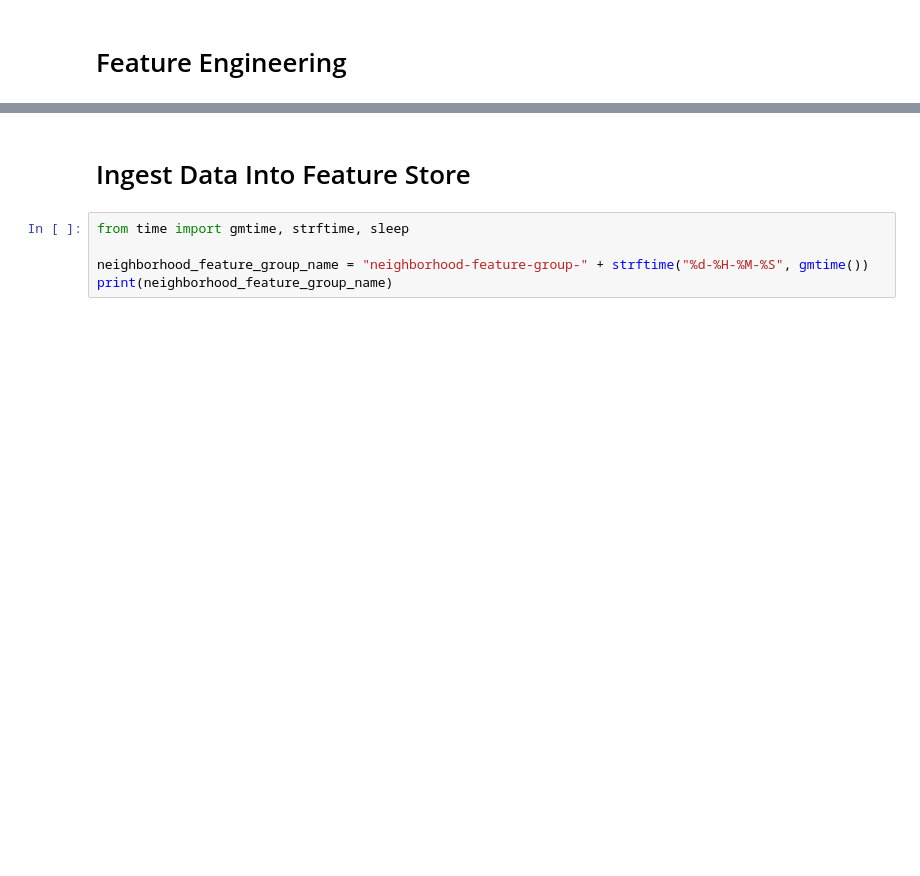
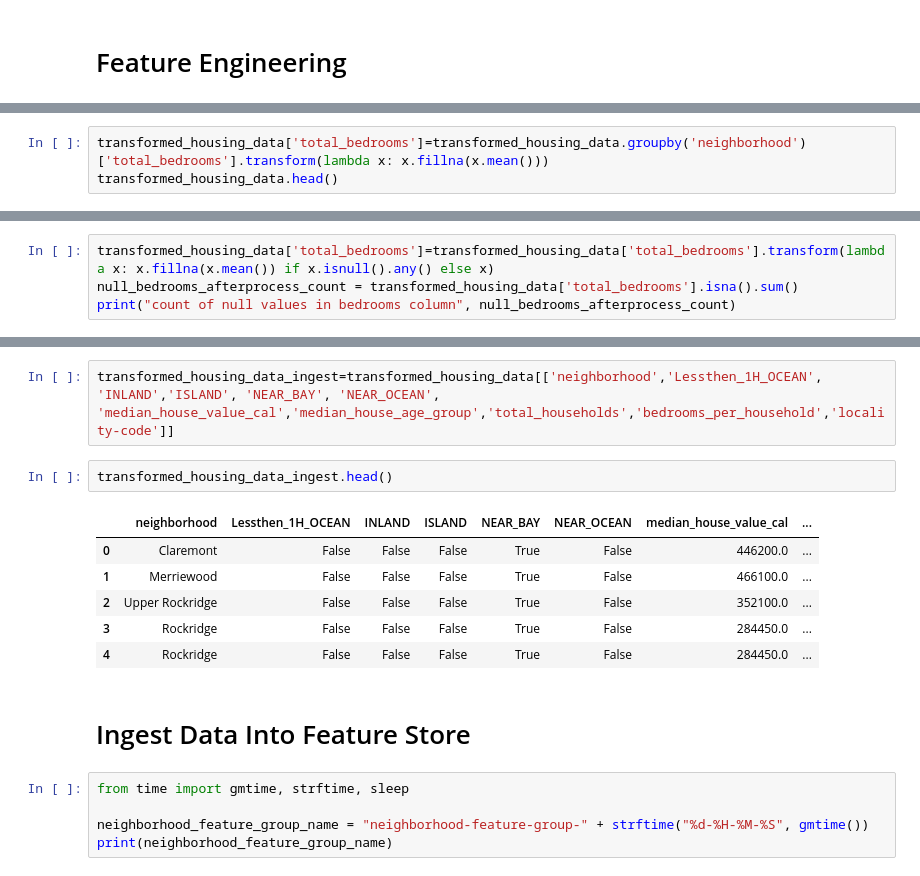
Before and after one commit to pkhanna2/MLOPSAssignments, a Jupyter notebook: PrachiKhanna_Assignment3.1.ipynb, the cells around one changed output, grey strips where cells are left out. Cells and saved outputs as stored; diff of their text form; blank space fills up the shorter version.

```diff
--- a/PrachiKhanna_Assignment3.1.ipynb
+++ b/PrachiKhanna_Assignment3.1.ipynb
@@ -190,0 +441,3 @@ transformed_housing_data.head()
+# %%
+transformed_housing_data['total_bedrooms']=transformed_housing_data.groupby('neighborhood')['total_bedrooms'].transform(lambda x: x.fillna(x.mean()))
+transformed_housing_data.head()
@@ -190,0 +456,4 @@ transformed_housing_data.head()
+# %%
+transformed_housing_data['total_bedrooms']=transformed_housing_data['total_bedrooms'].transform(lambda x: x.fillna(x.mean()) if x.isnull().any() else x)
+null_bedrooms_afterprocess_count = transformed_housing_data['total_bedrooms'].isna().sum()
+print("count of null values in bedrooms column", null_bedrooms_afterprocess_count)
@@ -191,3 +474,14 @@ transformed_housing_data.head()
+# %%
+transformed_housing_data_ingest=transformed_housing_data[['neighborhood','Lessthen_1H_OCEAN', 'INLAND','ISLAND', 'NEAR_BAY', 'NEAR_OCEAN', 'median_house_value_cal','median_house_age_group','total_households','bedrooms_per_household','locality-code']]
+# %%
+transformed_housing_data_ingest.head()
+# %% [output]
+|  | neighborhood | Lessthen_1H_OCEAN | INLAND | ISLAND | NEAR_BAY | NEAR_OCEAN | median_house_value_cal | ... |
+| 0 | Claremont | False | False | False | True | False | 446200.0 | ... |
+| 1 | Merriewood | False | False | False | True | False | 466100.0 | ... |
+| 2 | Upper Rockridge | False | False | False | True | False | 352100.0 | ... |
+| 3 | Rockridge | False | False | False | True | False | 284450.0 | ... |
+| 4 | Rockridge | False | False | False | True | False | 284450.0 | ... |
 # %% [markdown]
 # Ingest Data Into Feature Store
 # %%
```
Also changed, not shown: parts of 79 cells of this notebook.
